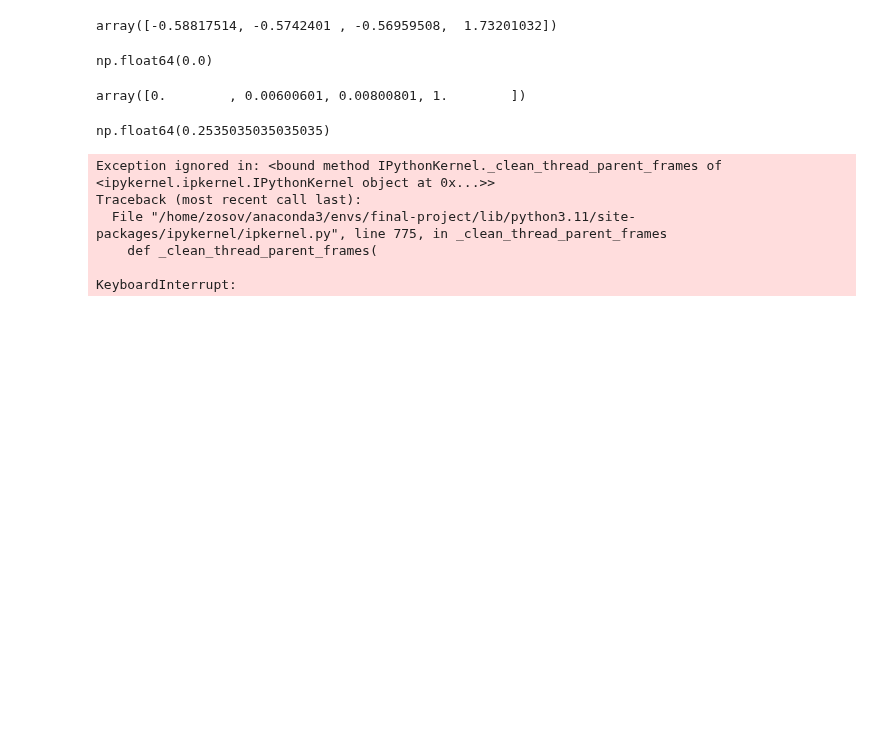
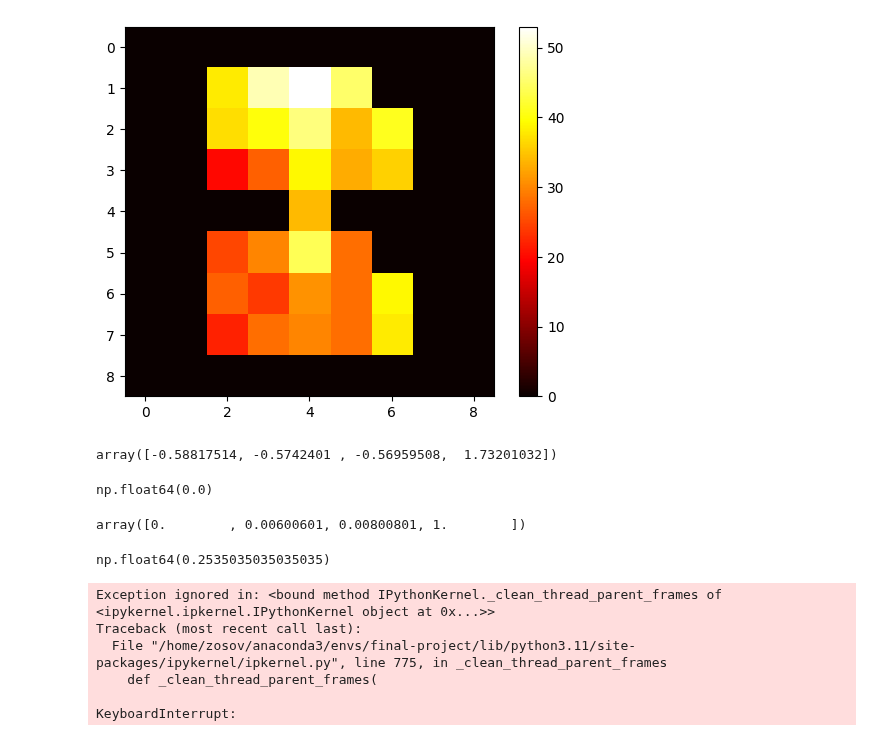
Before and after one commit to ZosoV/final_project, a Jupyter notebook: sandbox_notebook.ipynb, the cells around one changed output. Drawn from its saved outputs; the diff is of its cells as text; code cells hidden in the pictures; blank space fills up the shorter version.

Commit message:
Setting visiting counting, entropy, and metrics to measure distributions

```diff
--- a/sandbox_notebook.ipynb
+++ b/sandbox_notebook.ipynb
@@ -1,3 +5,17 @@
+# %%
+import torch
+import matplotlib.pyplot as plt
+
+# Load the .pt file
+filepath = "final_project/visiting_count.pt"
+matrix = torch.load(filepath)
+
+# Plot the heatmap
+plt.imshow(matrix, cmap='hot')
+plt.colorbar()
+plt.show()
+# %% [output]
+[figure, added]
 # %%
 import numpy as np
 arr = np.array([1,7,9, 1000])
```
Also changed, not shown: parts of 1 cell of this notebook, 16 other files.
